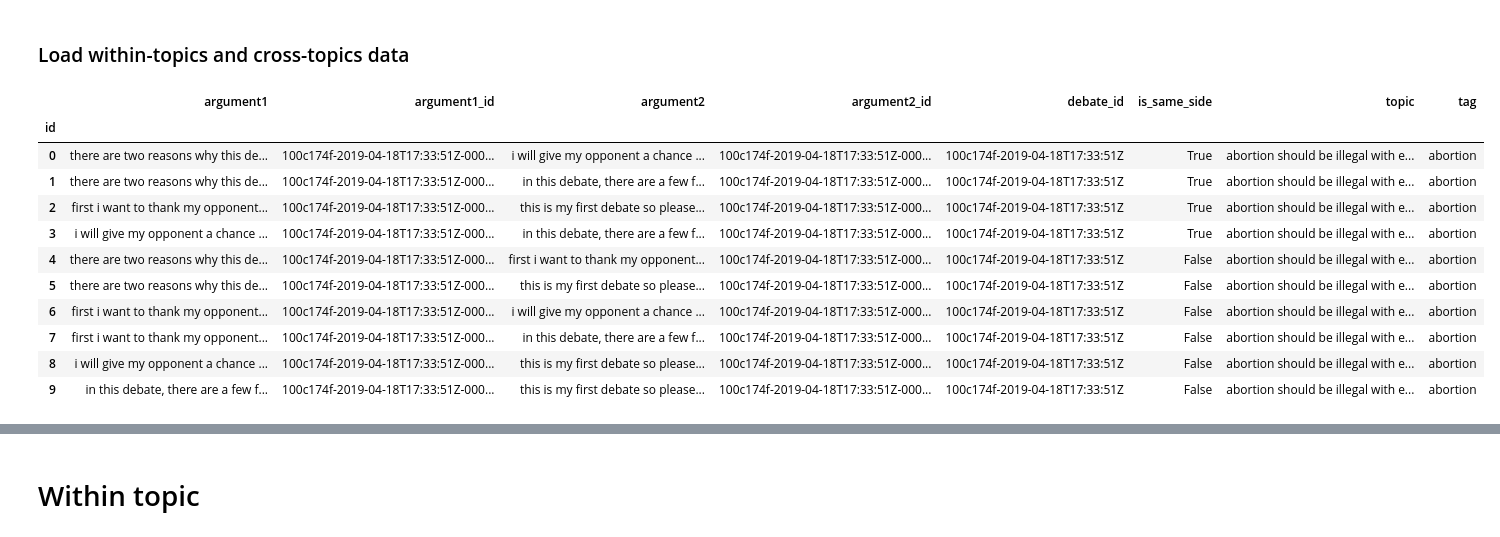
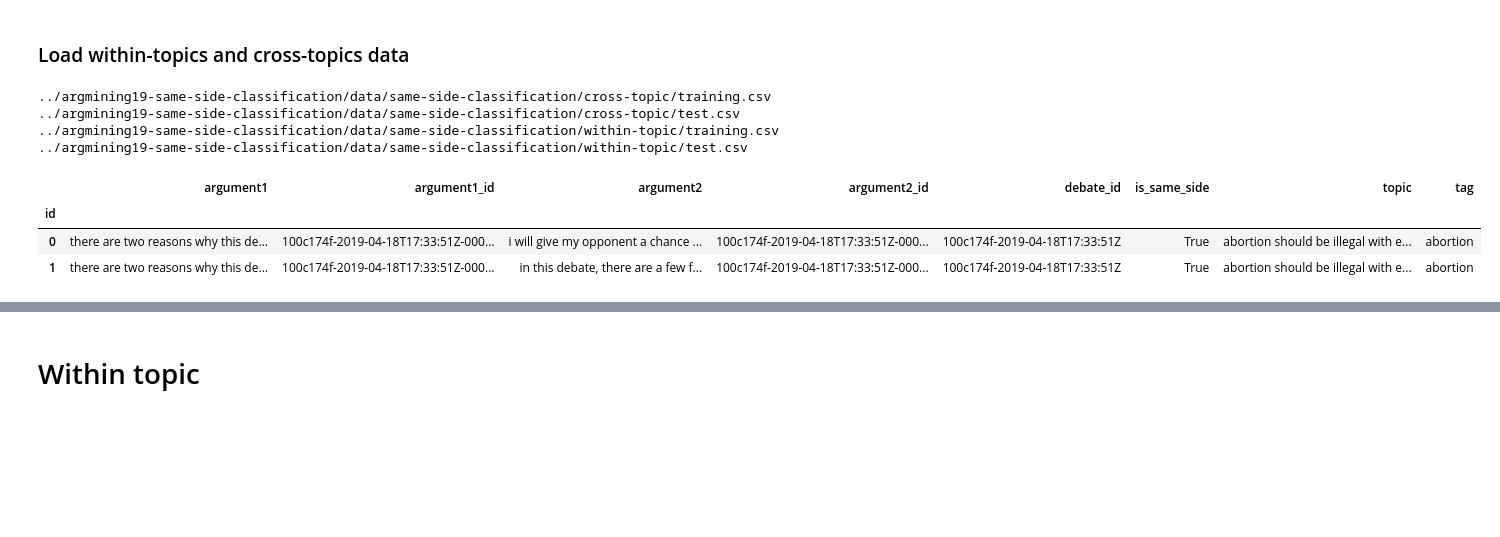
Before and after one commit to grenwi/argmining19-same-side-classification, a Jupyter notebook: same-side-classification-SimpleSiamese.ipynb, the cells around one changed output, grey strips where cells are left out. Saved outputs shown, nothing was run; the diff lists cells and outputs as text; code cells hidden in the pictures; blank space fills up the shorter version.

```diff
--- a/same-side-classification-SimpleSiamese.ipynb
+++ b/same-side-classification-SimpleSiamese.ipynb
@@ -7,7 +8,7 @@ import pickle
 from nltk.tokenize import sent_tokenize, word_tokenize
 # %%
-data_cross_path = 'data/cross-topic/{}.csv'
-data_within_path = 'data/within-topic/{}.csv'
+data_cross_path = '../argmining19-same-side-classification/data/same-side-classification/cross-topic/{}.csv'
+data_within_path = '../argmining19-same-side-classification/data/same-side-classification/within-topic/{}.csv'
 # %%
 import keras.backend as K
 from keras.models import Sequential, Model, clone_model, load_model
@@ -55,3 +48,42 @@ within_test_df =  pd.read_csv(data_within_path.format('test_rand'), index_col='i
+# %%
+print(data_cross_path.format('training'))
+cross_train_df = pd.read_csv(data_cross_path.format('training'),
+                                quotechar='"',
+                                quoting=csv.QUOTE_ALL,
+                                encoding='utf-8',
+                                escapechar='\\',
+                                doublequote=False,
+                                index_col='id')
+print(data_cross_path.format('test'))
+cross_test_df = pd.read_csv(data_cross_path.format('test'),
+                            # quotechar='"',
+                            # quoting=csv.QUOTE_ALL,
+                            # encoding='utf-8',
+                            # escapechar='\\',
+                            # doublequote=False,
+                            index_col='id')
+
+print(data_within_path.format('training'))
+within_train_df = pd.read_csv(data_within_path.format('training'),
+                                 quotechar='"',
+                                 quoting=csv.QUOTE_ALL,
+                                 encoding='utf-8',
+                                 escapechar='\\',
+                                 doublequote=False,
+                                 index_col='id')
+print(data_within_path.format('test'))
+within_test_df = pd.read_csv(data_within_path.format('test'),
+                             quotechar='"',
+                             # quoting=csv.QUOTE_ALL,
+                             # encoding='utf-8',
+                             # escapechar='\\',
+                             # doublequote=False,
+                             index_col='id')
+# %% [output]
+../argmining19-same-side-classification/data/same-side-classification/cross-topic/training.csv
+../argmining19-same-side-classification/data/same-side-classification/cross-topic/test.csv
+../argmining19-same-side-classification/data/same-side-classification/within-topic/training.csv
+../argmining19-same-side-classification/data/same-side-classification/within-topic/test.csv
 # %%
 # Adding a tag for the topics in focus: "gay marriage" and "abortion"
 def add_tag(row):
@@ -73,17 +105,9 @@ within_dev_df = within_dev_df.apply(add_tag, axis=1)
 within_test_df = within_test_df.apply(add_tag, axis=1)
 # %%
-cross_train_df.head(10)
+cross_train_df.head(2)
 # %% [output]
 |  | argument1 | argument1_id | argument2 | argument2_id | debate_id | is_same_side | topic | tag |
 | id |  |  |  |  |  |  |  |  |
 | 0 | there are two reasons why this de... | 100c174f-2019-04-18T17:33:51Z-000... | i will give my opponent a chance ... | 100c174f-2019-04-18T17:33:51Z-000... | 100c174f-2019-04-18T17:33:51Z | True | abortion should be illegal with e... | abortion |
 | 1 | there are two reasons why this de... | 100c174f-2019-04-18T17:33:51Z-000... | in this debate, there are a few f... | 100c174f-2019-04-18T17:33:51Z-000... | 100c174f-2019-04-18T17:33:51Z | True | abortion should be illegal with e... | abortion |
-| 2 | first i want to thank my opponent... | 100c174f-2019-04-18T17:33:51Z-000... | this is my first debate so please... | 100c174f-2019-04-18T17:33:51Z-000... | 100c174f-2019-04-18T17:33:51Z | True | abortion should be illegal with e... | abortion |
-| 3 | i will give my opponent a chance ... | 100c174f-2019-04-18T17:33:51Z-000... | in this debate, there are a few f... | 100c174f-2019-04-18T17:33:51Z-000... | 100c174f-2019-04-18T17:33:51Z | True | abortion should be illegal with e... | abortion |
-| 4 | there are two reasons why this de... | 100c174f-2019-04-18T17:33:51Z-000... | first i want to thank my opponent... | 100c174f-2019-04-18T17:33:51Z-000... | 100c174f-2019-04-18T17:33:51Z | False | abortion should be illegal with e... | abortion |
-| 5 | there are two reasons why this de... | 100c174f-2019-04-18T17:33:51Z-000... | this is my first debate so please... | 100c174f-2019-04-18T17:33:51Z-000... | 100c174f-2019-04-18T17:33:51Z | False | abortion should be illegal with e... | abortion |
-| 6 | first i want to thank my opponent... | 100c174f-2019-04-18T17:33:51Z-000... | i will give my opponent a chance ... | 100c174f-2019-04-18T17:33:51Z-000... | 100c174f-2019-04-18T17:33:51Z | False | abortion should be illegal with e... | abortion |
-| 7 | first i want to thank my opponent... | 100c174f-2019-04-18T17:33:51Z-000... | in this debate, there are a few f... | 100c174f-2019-04-18T17:33:51Z-000... | 100c174f-2019-04-18T17:33:51Z | False | abortion should be illegal with e... | abortion |
-| 8 | i will give my opponent a chance ... | 100c174f-2019-04-18T17:33:51Z-000... | this is my first debate so please... | 100c174f-2019-04-18T17:33:51Z-000... | 100c174f-2019-04-18T17:33:51Z | False | abortion should be illegal with e... | abortion |
-| 9 | in this debate, there are a few f... | 100c174f-2019-04-18T17:33:51Z-000... | this is my first debate so please... | 100c174f-2019-04-18T17:33:51Z-000... | 100c174f-2019-04-18T17:33:51Z | False | abortion should be illegal with e... | abortion |
 # %%
```
Also changed, not shown: parts of 11 cells of this notebook, 4 other files.
